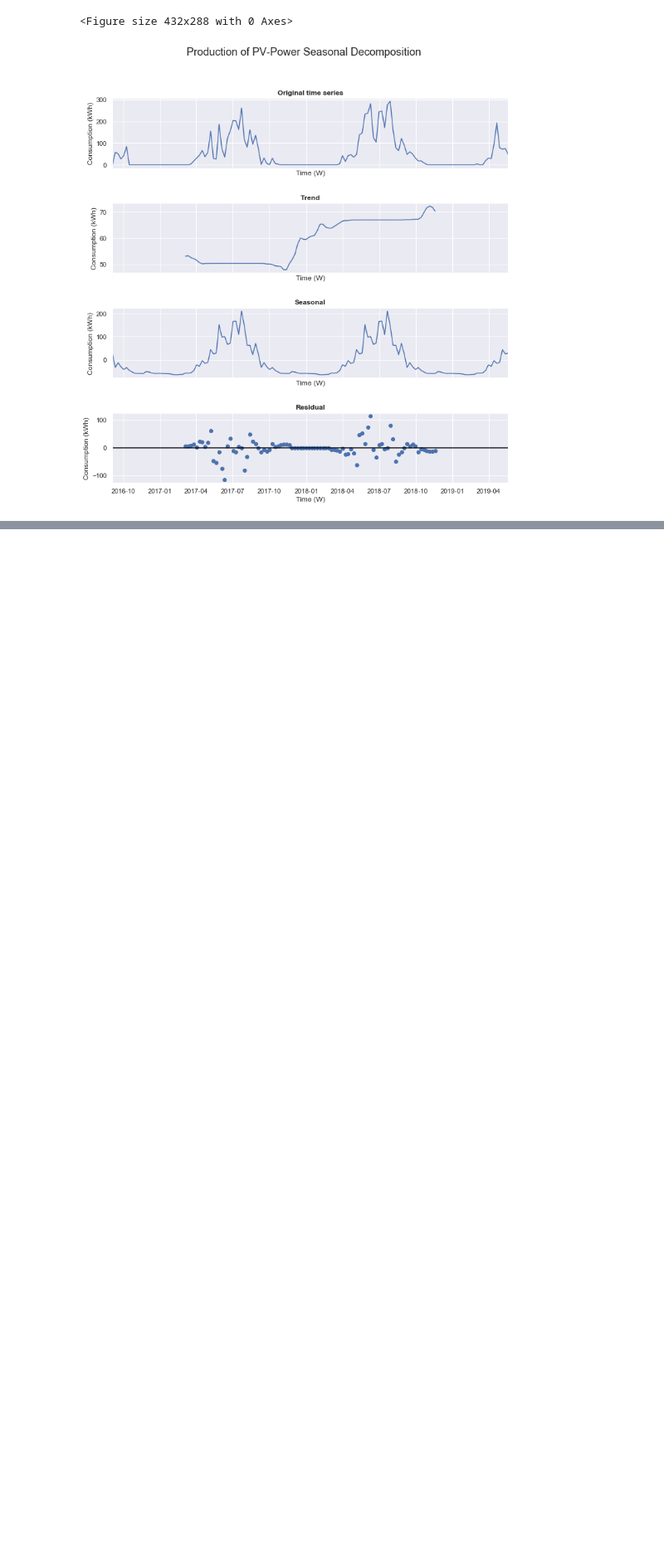
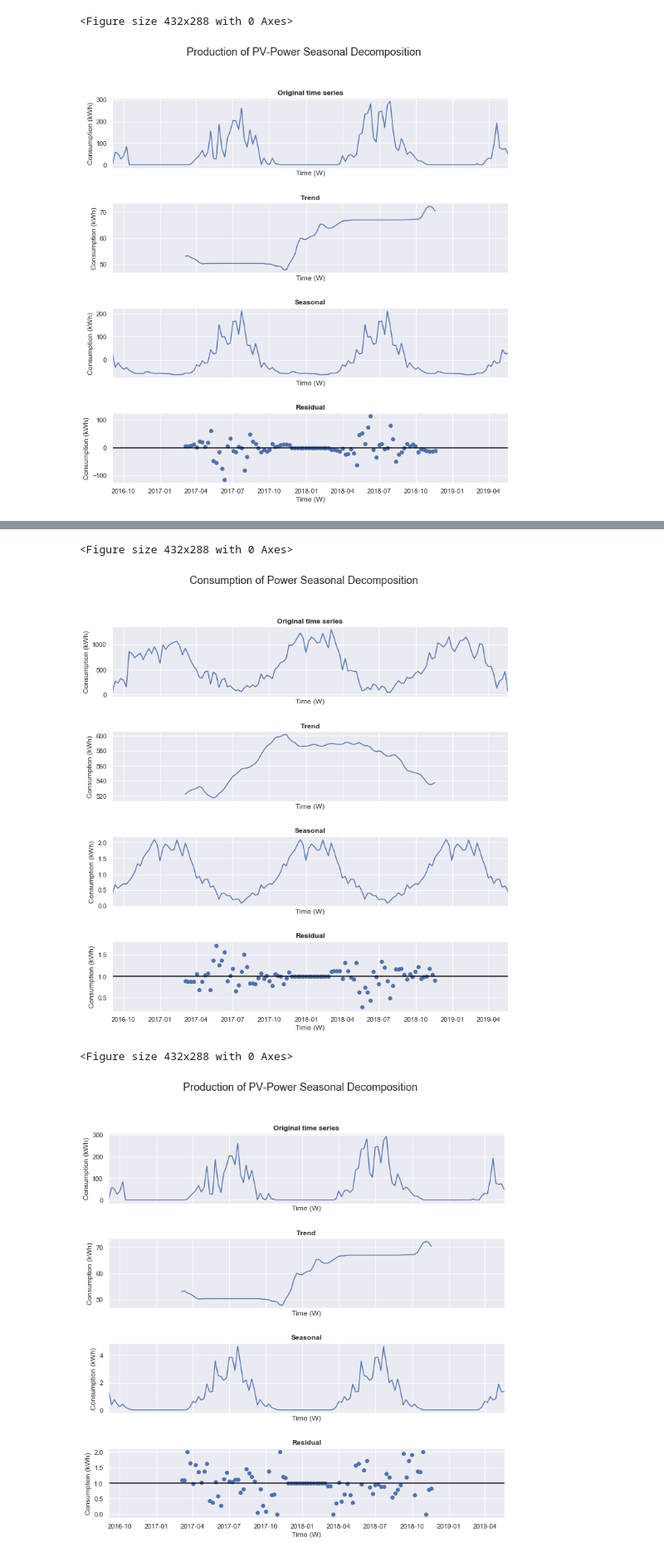
Before and after one commit to 4ug-aug/Otovo-OptimalControl, a Jupyter notebook: explore_cleaned_meters.ipynb, the cells around one changed output, grey strips where cells are left out. Shown at 83% size. Drawn from its saved outputs; the diff is of its cells as text; code cells hidden in the pictures; blank space fills up the shorter version.

```diff
--- a/explore_cleaned_meters.ipynb
+++ b/explore_cleaned_meters.ipynb
@@ -209,0 +260,8 @@ plot_seasonal_decomp(df_mm_prod["num_kwh"], resample="W", model = "additive", ti
+# %%
+plot_seasonal_decomp(df_mm_cons["num_kwh"], resample="W", model = "multiplicative", title="Consumption of Power Seasonal Decomposition")
+plot_seasonal_decomp(df_mm_prod["num_kwh"], resample="W", model = "multiplicative", title="Production of PV-Power Seasonal Decomposition")
+# %% [output]
+<Figure size 432x288 with 0 Axes>
+[figure, added]
+<Figure size 432x288 with 0 Axes>
+[figure, added]
```
Also changed, not shown: parts of 5 cells of this notebook.
